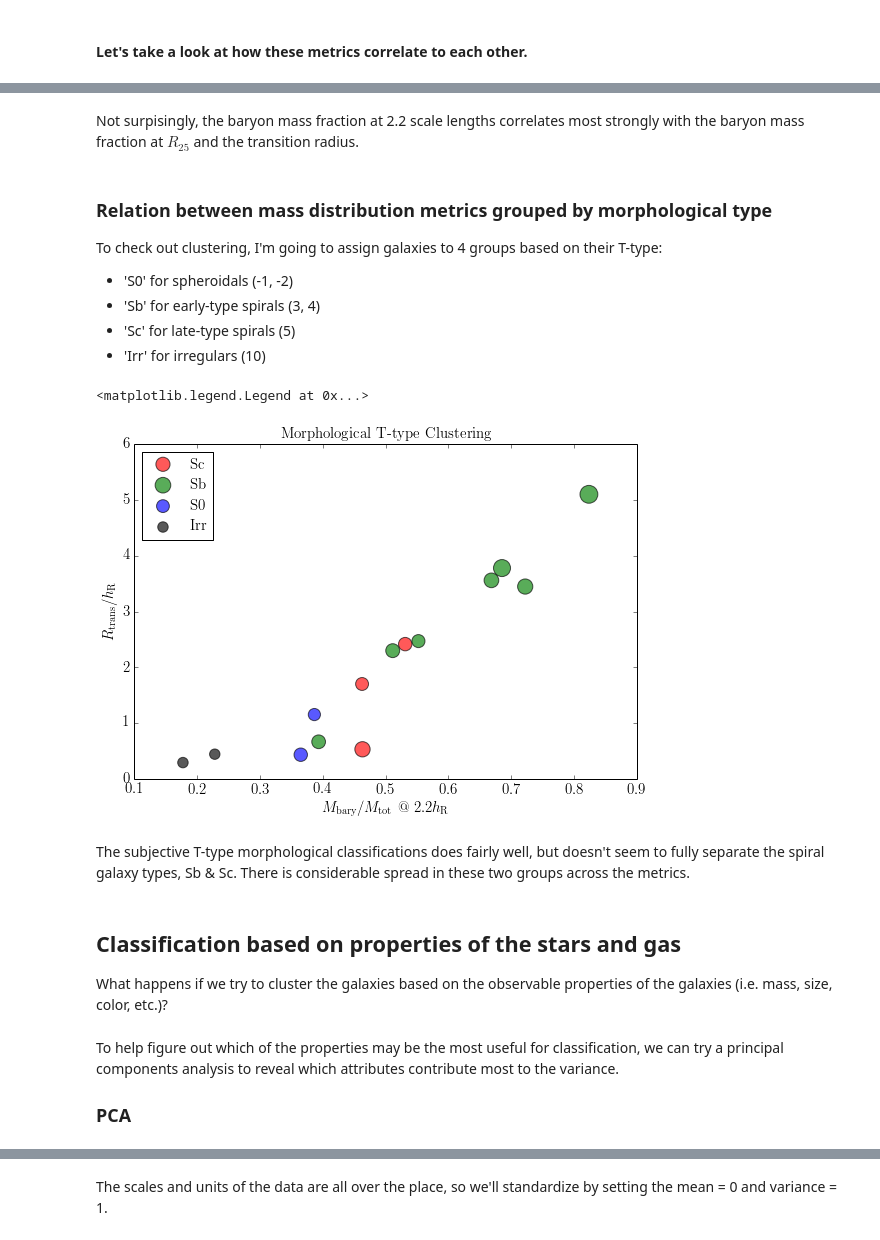
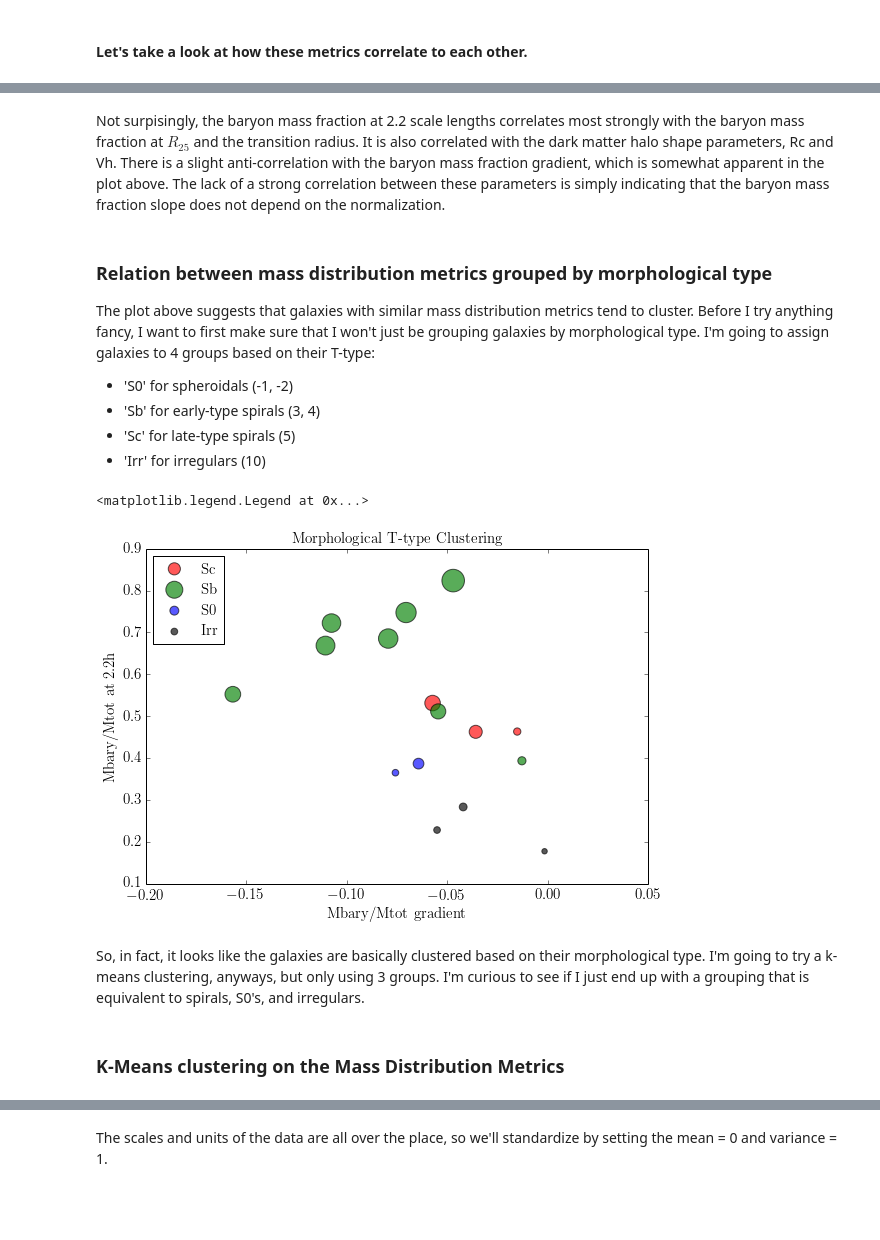
Before and after one commit to erichards/DissertationResearch, a Jupyter notebook: galaxiesEDA.ipynb, the cells around one changed output, grey strips where cells are left out. Drawn from its saved outputs; the diff is of its cells as text; code cells hidden in the pictures; blank space fills up the shorter version.

```diff
--- a/galaxiesEDA.ipynb
+++ b/galaxiesEDA.ipynb
@@ -160,13 +91,6 @@ df['SSFR'] = (df['SFR'] / df['Mstar']) * (1E9)
 df['Mbary'] = df['Mgas'] + df['Mstar']
 # %% [markdown]
 ## Linearize size measures
-# %%
-# Function to transform angular value to linear distance-corrected value. Takes
-# as inputs: distance (Mpc) and angular size (arcseconds). Returns: linear
-# value (kpc).
-def linearize(DMpc, x):
-    xkpc = (x/206.265)*(DMpc)
-    return xkpc
 # %%
 # Calculate linear (kpc) quantities
 # Call function linearize from claculateParams.py
@@ -310,7 +238,9 @@ The y-axis value where the radial baryon mass fraction profiles cross the vertic
 These metrics and other parameters are calculated and stored in a data frame below.
 # %%
 ## Create a data frame to store all the results from the rotfit files ##
-# Call functions rotfitParams, rtrans, twoPointTwoh & MLast from rcd_results.py
+# Call functions rotfitParams, rtrans, massFracDist, twoPointTwoh, & baryatR25 from rcd_results.py
+
+from scipy import stats
 
 fixdf = []
 for file in bestMLFiles:
@@ -319,9 +249,20 @@ for file in bestMLFiles:
     hkpcGal = df['hkpc'][gal]
     r25kpcGal = (df['d25kpc'][gal])/2.
     rth = rt/hkpcGal
+    gal, r, Mrat = massFracDist(file)
+    logMrat = np.log10(Mrat)
+    rh = r/hkpcGal
+    x = np.array([])
+    y = np.array([])
+    for i in range(len(rh)):
+        if rh[i] >= 1.0:
+            x = np.append(x, rh[i])
+            y = np.append(y, logMrat[i])
+    # Fit linear regression model
+    slope, intercept, r_value, p_value, slope_std_error = stats.linregress(x, y)
     MbaryMtot2h = twoPointTwoh(file, hkpcGal)[1]
     MbaryMtotR25 = baryatR25(file, r25kpcGal)[1]
-    fixdf.append([gal,dml,bml,rc,vh,rt,rth,MbaryMtot2h,MbaryMtotR25])
-cols = ['gal','dML','bML','Rc','Vh','Rtkpc','Rth','MbaryMtot2h','MbaryMtotR25']
+    fixdf.append([gal,dml,bml,rc,vh,rt,rth,MbaryMtot2h,MbaryMtotR25,slope])
+cols = ['gal','dML','bML','Rc','Vh','Rtkpc','Rth','MbaryMtot2h','MbaryMtotR25','MbaryMtotGrad']
 fixdf = pd.DataFrame(fixdf, columns=cols)
 fixdf = fixdf.set_index('gal')
@@ -366,9 +331,9 @@ MbaryMtotR25    0.878148
 Name: MbaryMtot2h, dtype: float64
 # %% [markdown]
-Not surpisingly, the baryon mass fraction at 2.2 scale lengths correlates most strongly with the baryon mass fraction at $R_{25}$ and the transition radius.
+Not surpisingly, the baryon mass fraction at 2.2 scale lengths correlates most strongly with the baryon mass fraction at $R_{25}$ and the transition radius. It is also correlated with the dark matter halo shape parameters, Rc and Vh. There is a slight anti-correlation with the baryon mass fraction gradient, which is somewhat apparent in the plot above. The lack of a strong correlation between these parameters is simply indicating that the baryon mass fraction slope does not depend on the normalization.
 # %% [markdown]
 ### Relation between mass distribution metrics grouped by morphological type
-To check out clustering, I'm going to assign galaxies to 4 groups based on their T-type:
+The plot above suggests that galaxies with similar mass distribution metrics tend to cluster. Before I try anything fancy, I want to first make sure that I won't just be grouping galaxies by morphological type. I'm going to assign galaxies to 4 groups based on their T-type:
 - 'S0' for spheroidals (-1, -2)
 - 'Sb' for early-type spirals (3, 4)
 - 'Sc' for late-type spirals (5)
@@ -380,31 +345,27 @@ df_short = df.reindex(rcd.index)
 # Create new column 'class' with galaxies grouped based on T-type:
 class_dict = {-1:'S0',-2: 'S0',
               3: 'Sb', 4: 'Sb',
-              5: 'Sc',10: 'Irr'}
+              5: 'Sc',10: 'Irr',
+              8: 'Irr'}
 df_short['class'] = df_short['T-type'].map(class_dict)
 # %%
 labels = ['Sc','Sb','S0','Irr']
 colors = ['r','g','b','k']
 
 plt.figure(figsize=(9, 6))
 plt.title('Morphological T-type Clustering')
 for i,group in enumerate(labels):
     gal_in_group = np.where(df_short['class'] == group)
-    plt.scatter(rcd['MbaryMtot2h'].ix[gal_in_group],rcd['Rth'].ix[gal_in_group],
-                s=rcd['MbaryMtotR25'].ix[gal_in_group]*500.,c=colors[i],alpha=0.65,label=group)
-plt.xlabel('$M_\mathrm{bary}$/$M_\mathrm{tot}$ $@$ 2.2$h_\mathrm{R}$')
-plt.ylabel('$R_\mathrm{trans}$/$h_\mathrm{R}$')
+    plt.scatter(rcd['MbaryMtotGrad'].ix[gal_in_group],rcd['MbaryMtot2h'].ix[gal_in_group],
+                s=rcd['Rth'].ix[gal_in_group]*100.,c=colors[i],alpha=0.65,label=group)
+plt.xlabel('Mbary/Mtot gradient')
+plt.ylabel('Mbary/Mtot at 2.2h')
 plt.legend(scatterpoints = 1, loc='upper left')
+#plt.savefig("DMmetricsTmorph.pdf")
 # %% [output]
 <matplotlib.legend.Legend at 0x...>
-[figure, old version]
+[figure, new version]
-# %% [markdown]
-The subjective T-type morphological classifications does fairly well, but doesn't seem to fully separate the spiral galaxy types, Sb & Sc. There is considerable spread in these two groups across the metrics.
-# %% [markdown]
-## Classification based on properties of the stars and gas
-
-What happens if we try to cluster the galaxies based on the observable properties of the galaxies (i.e. mass, size, color, etc.)?
-# %% [markdown]
-To help figure out which of the properties may be the most useful for classification, we can try a principal components analysis to reveal which attributes contribute most to the variance.
-
-### PCA
+# %% [markdown]
+So, in fact, it looks like the galaxies are basically clustered based on their morphological type. I'm going to try a k-means clustering, anyways, but only using 3 groups. I'm curious to see if I just end up with a grouping that is equivalent to spirals, S0's, and irregulars.
+# %% [markdown]
+### K-Means clustering on the Mass Distribution Metrics
```
Also changed, not shown: parts of 83 cells of this notebook, 8 other files.
